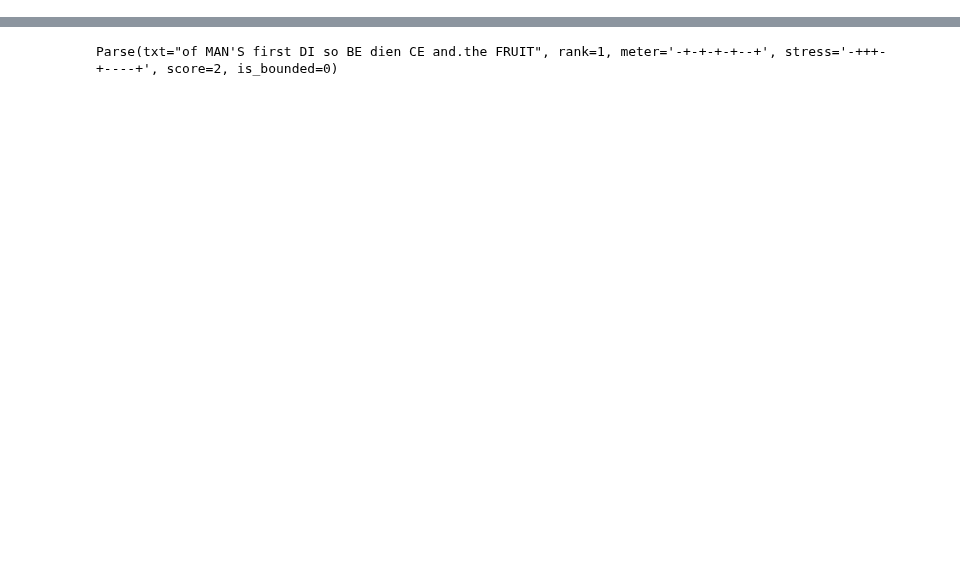
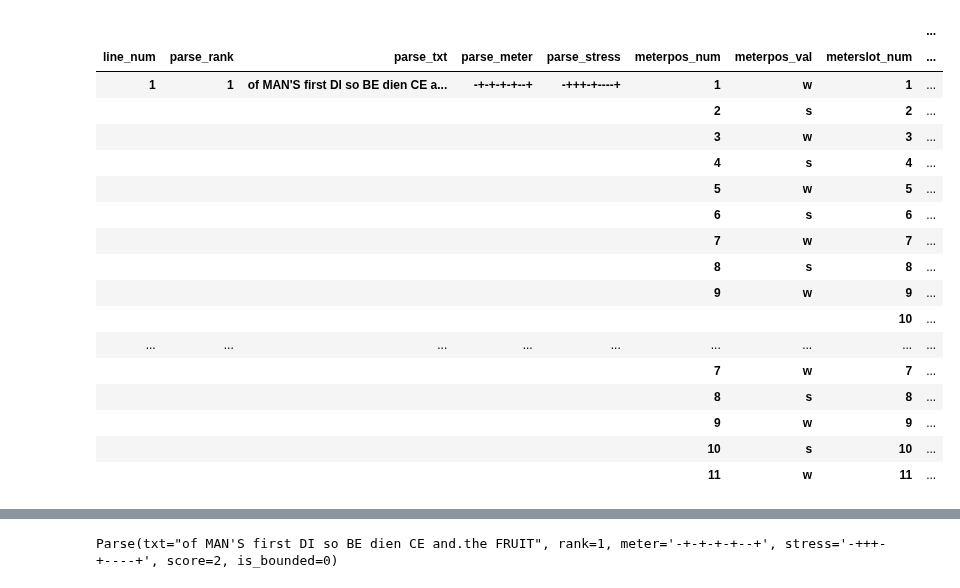
Before and after one commit to quadrismegistus/prosodic, a Jupyter notebook: notebooks/dev_parselist2.ipynb, the cells around one changed output, grey strips where cells are left out. Drawn from its saved outputs; the diff is of its cells as text; code cells hidden in the pictures; blank space fills up the shorter version.

```diff
--- a/notebooks/dev_parselist2.ipynb
+++ b/notebooks/dev_parselist2.ipynb
@@ -2,5 +2,4 @@
 import sys; sys.path.insert(0,'..')
 from prosodic import *
 # %%
-line = Line("Of man's first disobedience, and the fruit")
-line
+s="Of man's first disobedience, and the fruit"
@@ -21,0 +6,3 @@ line
+# %%
+line = Line(s)
+line
@@ -21,0 +24,4 @@ line
+# %%
+parses = line.parse()
+parse = parses[0]
+parse.attrs
@@ -21,0 +37,21 @@ line
+# %%
+parses.df_syll
+# %% [output]
+|  |  |  |  |  |  |  |  | ... |
+| line_num | parse_rank | parse_txt | parse_meter | parse_stress | meterpos_num | meterpos_val | meterslot_num | ... |
+| 1 | 1 | of MAN'S first DI so BE dien CE a... | -+-+-+-+--+ | -+++-+----+ | 1 | w | 1 | ... |
+|  |  |  |  |  | 2 | s | 2 | ... |
+|  |  |  |  |  | 3 | w | 3 | ... |
+|  |  |  |  |  | 4 | s | 4 | ... |
+|  |  |  |  |  | 5 | w | 5 | ... |
+|  |  |  |  |  | 6 | s | 6 | ... |
+|  |  |  |  |  | 7 | w | 7 | ... |
+|  |  |  |  |  | 8 | s | 8 | ... |
+|  |  |  |  |  | 9 | w | 9 | ... |
+|  |  |  |  |  |  |  | 10 | ... |
+| ... | ... | ... | ... | ... | ... | ... | ... | ... |
+|  |  |  |  |  | 7 | w | 7 | ... |
+|  |  |  |  |  | 8 | s | 8 | ... |
+|  |  |  |  |  | 9 | w | 9 | ... |
+|  |  |  |  |  | 10 | s | 10 | ... |
+|  |  |  |  |  | 11 | w | 11 | ... |
```
Also changed, not shown: parts of 12 cells of this notebook, 7 other files.
